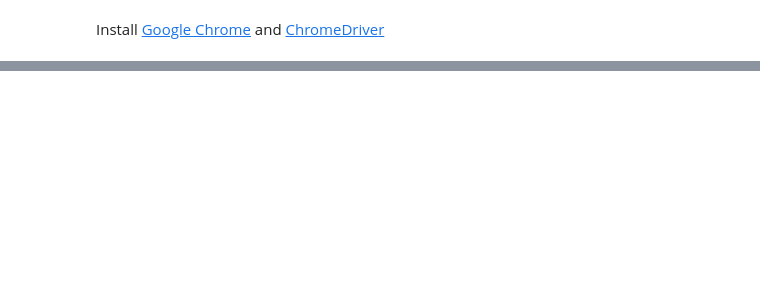
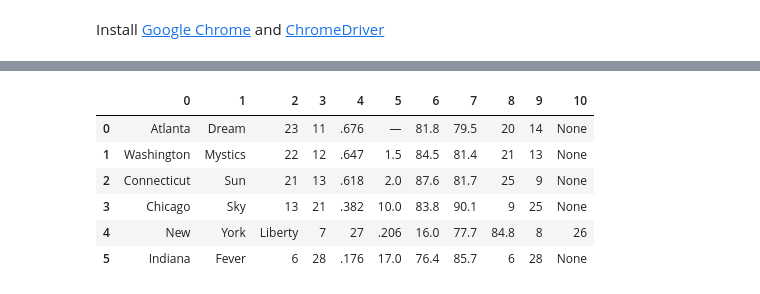
Before and after one commit to gmf05/ITEC696, a Jupyter notebook: unit5/notebook.ipynb, the cells around one changed output, grey strips where cells are left out. Drawn from its saved outputs; the diff is of its cells as text; code cells hidden in the pictures; blank space fills up the shorter version.

```diff
--- a/unit5/notebook.ipynb
+++ b/unit5/notebook.ipynb
@@ -58,0 +64,34 @@ asdf
+# %%
+def parse_html(html):
+    rows = html.split('\n')
+    data = [r.split(' ') for r in rows[1:]]
+
+    # TODO: Add names in here
+    #data = [r.split(' ')[-8:] for r in rows[1:]]
+
+    team_names_list = [r.split(' ')[1:-8] for r in rows]
+    team_names = [' '.join(t) for t in team_names_list]
+
+    headers = rows[0].split(' ')[1:]
+
+    #for i, t in enumerate(team_names):
+    #    data[i].insert(0, t)
+
+    return data, headers
+
+standings_E_html = driver.find_element_by_xpath('//table[@id="standings_E"]')
+se_data, se_header = parse_html(standings_E_html.text)
+# print(se_data)
+# print(se_header)
+
+df = pd.DataFrame(se_data)
+# df = pd.DataFrame(se_data, columns=se_header)
+df
+# %% [output]
+|  | 0 | 1 | 2 | 3 | 4 | 5 | 6 | 7 | 8 | 9 | 10 |
+| 0 | Atlanta | Dream | 23 | 11 | .676 | — | 81.8 | 79.5 | 20 | 14 | None |
+| 1 | Washington | Mystics | 22 | 12 | .647 | 1.5 | 84.5 | 81.4 | 21 | 13 | None |
+| 2 | Connecticut | Sun | 21 | 13 | .618 | 2.0 | 87.6 | 81.7 | 25 | 9 | None |
+| 3 | Chicago | Sky | 13 | 21 | .382 | 10.0 | 83.8 | 90.1 | 9 | 25 | None |
+| 4 | New | York | Liberty | 7 | 27 | .206 | 16.0 | 77.7 | 84.8 | 8 | 26 |
+| 5 | Indiana | Fever | 6 | 28 | .176 | 17.0 | 76.4 | 85.7 | 6 | 28 | None |
```
Also changed, not shown: parts of 15 cells of this notebook, 5 other files.
